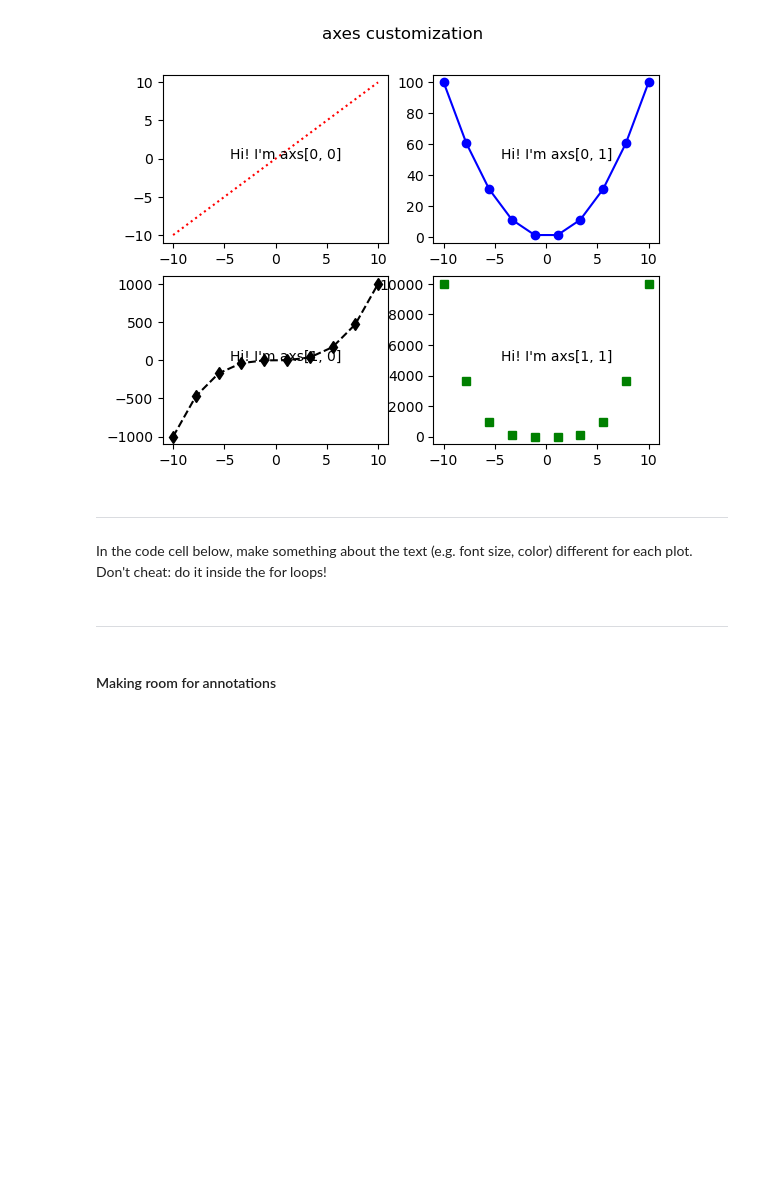
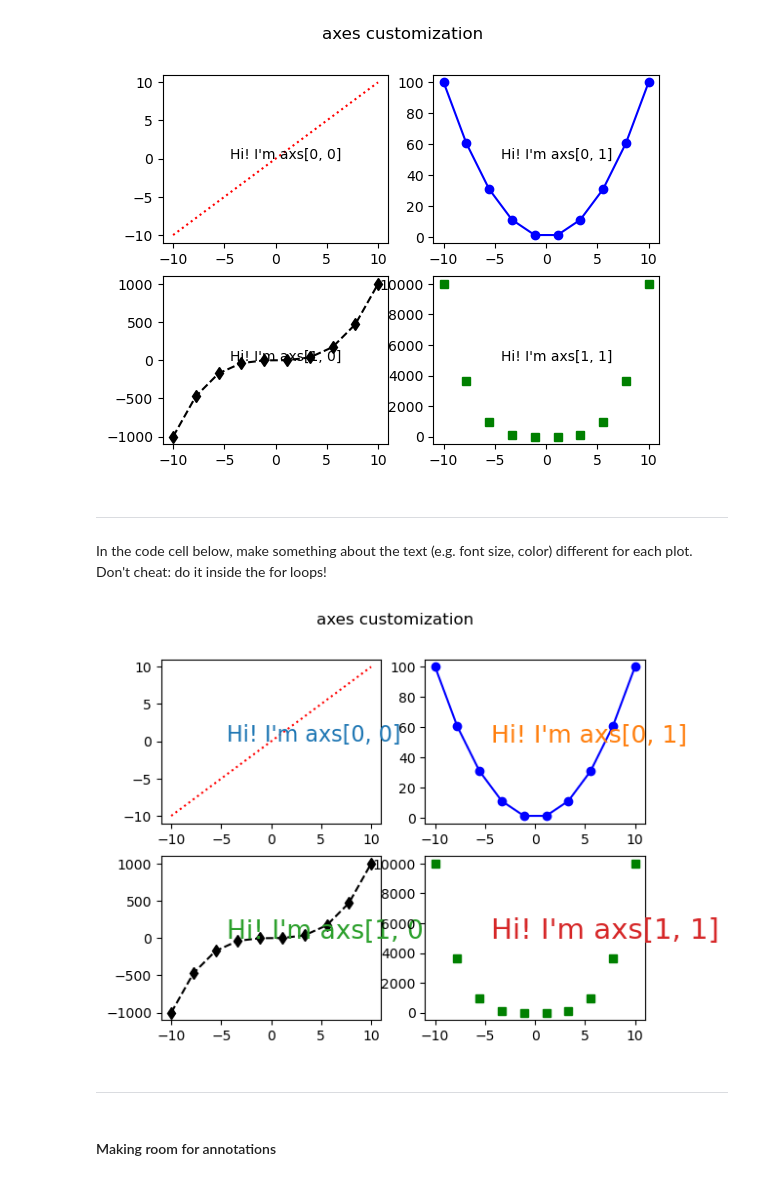
Before and after one commit to alaruqihwala/FDS2, a Jupyter notebook: tu_10_multiAxesFigs_2.ipynb, the cells around one changed output. Drawn from its saved outputs; the diff is of its cells as text; code cells hidden in the pictures; blank space fills up the shorter version.

```diff
--- a/tu_10_multiAxesFigs_2.ipynb
+++ b/tu_10_multiAxesFigs_2.ipynb
@@ -140,6 +138,24 @@ fig.suptitle('axes customization');
 ---
 # %% [markdown]
 In the code cell below, make something about the text (e.g. font size, color) different for each plot. Don't cheat: do it inside the for loops!
+# %%
+import matplotlib.pyplot as plt
+import numpy as np
+fig, axs = plt.subplots(ncols=2, nrows=2)
+
+for row in range(2):
+    for col in range(2):
+        font_size = 16 + row * 3 + col * 2
+        font_color = f'C{(row * 2 + col) % 10}'
+
+        axs[row, col].plot(x, y[row][col], lspec[row][col])
+        axs[row, col].text(0.3, 0.5, f'Hi! I\'m axs[{row}, {col}]',
+                           transform=axs[row, col].transAxes,
+                           fontsize=font_size, color=font_color)
+fig.suptitle('axes customization')
+plt.show()
+# %% [output]
+[figure, added]
 # %% [markdown]
 ---
 # %% [markdown]
```
Also changed, not shown: parts of 14 cells of this notebook, 19 other files.
